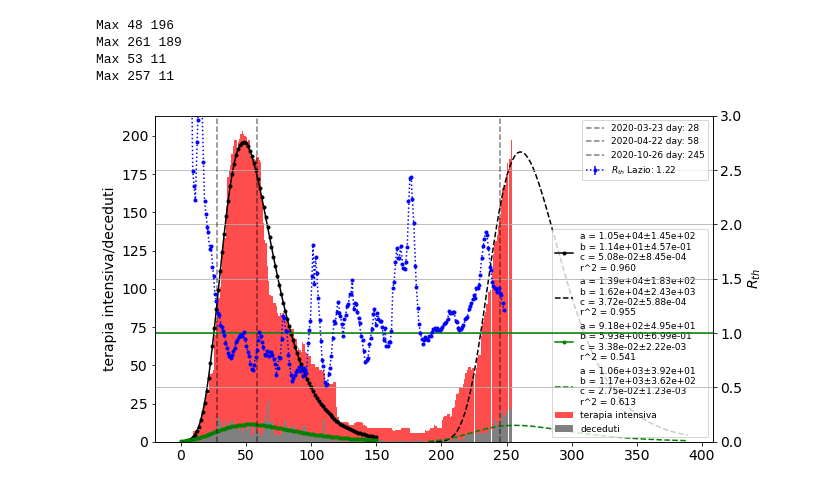
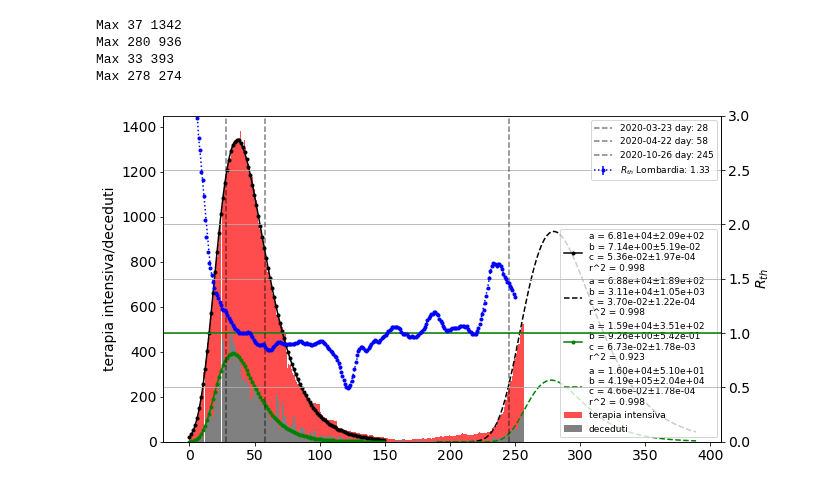
Before and after one commit to gmazzitelli/studenti, a Jupyter notebook: R_th.ipynb, the cells around one changed output. Saved outputs shown, nothing was run; the diff lists cells and outputs as text; code cells hidden in the pictures.

```diff
--- a/R_th.ipynb
+++ b/R_th.ipynb
@@ -286,13 +297,0 @@ plt.show()
-# %%
-fig, ax = plt.subplots(figsize=(10,6))
-y = np.gradient(df['deceduti'])
-y, err =  ManSdtSubArr(y, average_day)
-x = np.linspace(0, len(y)*average_day, len(y))
-
-ax.bar(x,y, color='gray', alpha=0.5, label='deceduti', width=average_day)
-fittalo(dGompertz, x[x<150], y[x<150], ax, [3e4,8., 0.1], 'k')
-
-#fittalo(dGompertz, x[x>200], y[x>200], ax, [10e4,6., 0.06], 'k')
-ax.legend(loc=2, prop={'size': 9})
-ax.grid()
-plt.show()
@@ -301,7 +377,7 @@ plt.show()
 # %%
 fig, ax = plt.subplots(figsize=(10,6))
-x = np.linspace(0, len(Lazio['data']), len(Lazio['data']))
-y = np.array(Lazio['terapia_intensiva'])
+x = np.linspace(0, len(Lombardia['data']), len(Lombardia['data']))
+y = np.array(Lombardia['terapia_intensiva'])
 ax.bar(x,y, color='red', alpha=0.7, label='terapia intensiva', width=1)
 ax, par = fittalo(dGompertz, x[x<150], y[x<150], ax, [1e5,9., 0.1], 'k.-')
 print ("Max {0:.0f} {1:.0f}".format(np.log(par[1])/par[2], par[0]*par[2]/np.exp(1)))
@@ -310,9 +386,9 @@ print ("Max {0:.0f} {1:.0f}".format(np.log(par[1])/par[2], par[0]*par[2]/np.exp(
 # a is the asymptote limit of grow
 # b sets the displacement along the x-axis
 # c sets the growth rate (y scaling)
-c = par[2]
+c = par[2]*.7
 a = par[0]
-b = np.exp(270.*c)
+b = np.exp(280.*c)
 P_start = 190
 # fittalo(dGompertz, x[x>220], y[x>220], ax, [a,b,c], 'k--')
 xp = np.linspace(P_start, P_start+199, 200)
@@ -331,63 +407,55 @@ print ("Max {0:.0f} {1:.0f}".format(np.log(par[1])/par[2], par[0]*par[2]/np.exp(
 # ax.plot(xp, Gauss3(xp,*[5e3,270, 15]), 'k')
 # fittalo(Gauss3, x[x>220], y[x>220], ax, [5e3,270, 15], 'r')
 
-y = np.gradient(Lazio['deceduti'])
+y = np.gradient(Lombardia['deceduti'])
 ax.bar(x,y, color='gray', alpha=1, label='deceduti', width=1)
 ax, par = fittalo(dGompertz, x[x<150], y[x<150], ax, [3e4,8., 0.1], 'g.-')
 print ("Max {0:.0f} {1:.0f}".format(np.log(par[1])/par[2], par[0]*par[2]/np.exp(1)))
 
-c = par[2]*.65
+c = par[2]*.7
 a = par[0]
-b = np.exp(274.*c)
+b = np.exp(278.*c)
 
 # fittalo(dGompertz, x[x>220], y[x>220], ax, [a,b,c], 'k--')
 xp = np.linspace(P_start, P_start+199, 200)
 #ax.plot(xp, dGompertz(xp,*[a,b,c]), 'k')
 yp = dGompertz(xp,*[a,b,c])
 for i in range(P_start, len(x)):
   yp[i-P_start]=y[i]
 
 ax, par = fittalo(dGompertz, xp, yp, ax, [a,b,c], 'g--')
 print ("Max {0:.0f} {1:.0f}".format(np.log(par[1])/par[2], par[0]*par[2]/np.exp(1)))
 
 
 # fittalo(Gauss3, x[x<50], y[x<50], ax, [4000,30, 10], 'k--')
 
 ax.set_ylabel(r'terapia intensiva/deceduti')
 ax.set_ylim(bottom=0)
 ax.legend(loc=4, prop={'size': 9})
 ax = ax.twinx()
 
-data = Lazio['nuovi_positivi']
-N=7
-y = np.convolve(data, np.ones((N,))/N, mode='valid')
-x = np.linspace(0, len(y), len(y))
-d=5
-
-y_past = y[:-d]
-x_ = x[d:]
-Rth = y[d:]/y_past
-
+data = Lombardia['ricoverati_con_sintomi']
+x_ , y_ = Rth(data)
 
 # ax.errorbar(x, y, yerr=0, fmt='k.:', label='running avarege')
-ax.errorbar(x_, Rth, yerr=0, fmt='b.:', label='$R_{th}$'+' Lazio: {0:.2f}'.format(Rth[-1]))
+ax.errorbar(x_, y_, yerr=0, fmt='b.:', label='$R_{th}$'+' Lombardia: {0:.2f}'.format(y_[-1]))
 ax.axhline(1, color='green')
 ax.set_xlabel('giorni', horizontalalignment = 'left', x=0.8)
 ax.set_ylabel(r'$R_{th}$')
 day=28
-ax.axvline(day, color='black', linestyle='--', label='{:s} day: {:d}'.format(Lazio.iloc[day, 0][0:10], day), alpha=0.5)
+ax.axvline(day, color='black', linestyle='--', label='{:s} day: {:d}'.format(Lombardia.iloc[day, 0][0:10], day), alpha=0.5)
 day=58
-ax.axvline(day, color='black', linestyle='--', label='{:s} day: {:d}'.format(Lazio.iloc[day, 0][0:10], day), alpha=0.5)
+ax.axvline(day, color='black', linestyle='--', label='{:s} day: {:d}'.format(Lombardia.iloc[day, 0][0:10], day), alpha=0.5)
 day=245
-ax.axvline(day, color='black', linestyle='--', label='{:s} day: {:d}'.format(Lazio.iloc[day, 0][0:10], day), alpha=0.5)
+ax.axvline(day, color='black', linestyle='--', label='{:s} day: {:d}'.format(Lombardia.iloc[day, 0][0:10], day), alpha=0.5)
 
 ax.legend(loc=1, prop={'size': 9})
 ax.set_ylim(bottom=0, top=3)
 ax.grid()
 plt.show()
 # %% [output]
-Max 48 196
-Max 261 189
-Max 53 11
-Max 257 11
+Max 37 1342
+Max 280 936
+Max 33 393
+Max 278 274
-[figure, old version]
+[figure, new version]
```
Also changed, not shown: parts of 9 cells of this notebook.
